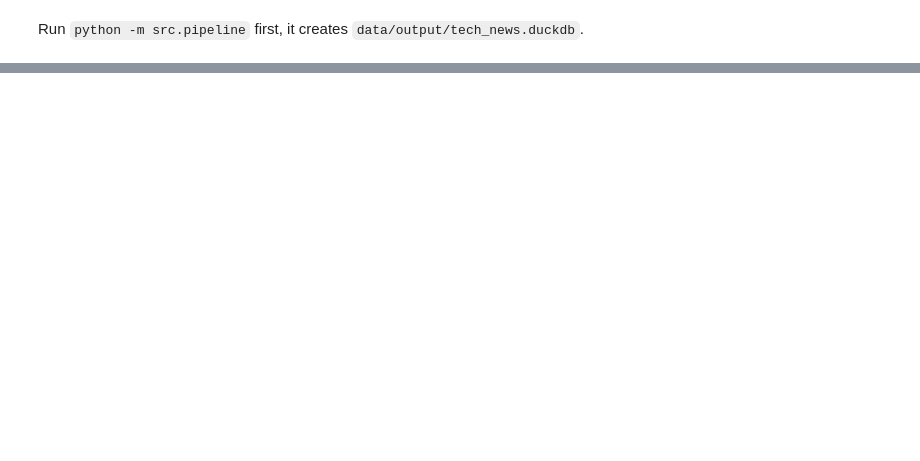
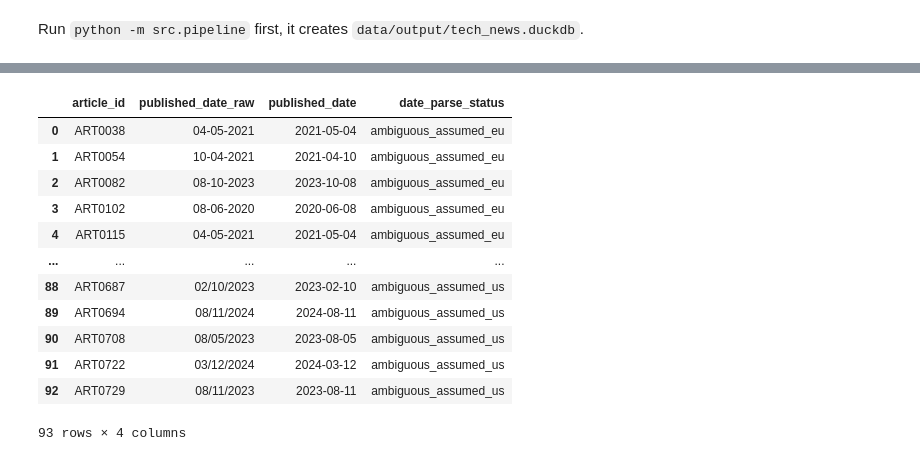
Before and after one commit to danimulller/de-tech-news-pipeline, a Jupyter notebook: notebooks/models_test.ipynb, the cells around one changed output, grey strips where cells are left out. Saved outputs shown, nothing was run; the diff lists cells and outputs as text; code cells hidden in the pictures; blank space fills up the shorter version.

```diff
--- a/notebooks/models_test.ipynb
+++ b/notebooks/models_test.ipynb
@@ -74,0 +152,22 @@ con.sql("""
+# %%
+# Articles with "ambiguous" published_date data (could be DD-MM or MM/DD format)
+con.sql("""
+    SELECT article_id, published_date_raw, published_date, date_parse_status
+    FROM fact_article
+    WHERE date_parse_status LIKE 'ambiguous%'
+    ORDER BY date_parse_status, article_id;
+""").df()
+# %% [output]
+|  | article_id | published_date_raw | published_date | date_parse_status |
+| 0 | ART0038 | 04-05-2021 | 2021-05-04 | ambiguous_assumed_eu |
+| 1 | ART0054 | 10-04-2021 | 2021-04-10 | ambiguous_assumed_eu |
+| 2 | ART0082 | 08-10-2023 | 2023-10-08 | ambiguous_assumed_eu |
+| 3 | ART0102 | 08-06-2020 | 2020-06-08 | ambiguous_assumed_eu |
+| 4 | ART0115 | 04-05-2021 | 2021-05-04 | ambiguous_assumed_eu |
+| ... | ... | ... | ... | ... |
+| 88 | ART0687 | 02/10/2023 | 2023-02-10 | ambiguous_assumed_us |
+| 89 | ART0694 | 08/11/2024 | 2024-08-11 | ambiguous_assumed_us |
+| 90 | ART0708 | 08/05/2023 | 2023-08-05 | ambiguous_assumed_us |
+| 91 | ART0722 | 03/12/2024 | 2024-03-12 | ambiguous_assumed_us |
+| 92 | ART0729 | 08/11/2023 | 2023-08-11 | ambiguous_assumed_us |
+93 rows × 4 columns
```
Also changed, not shown: parts of 8 cells of this notebook.
